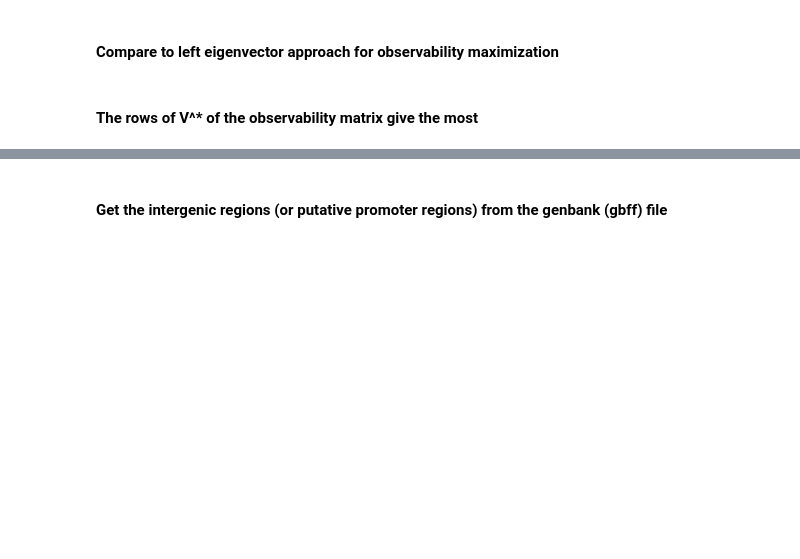
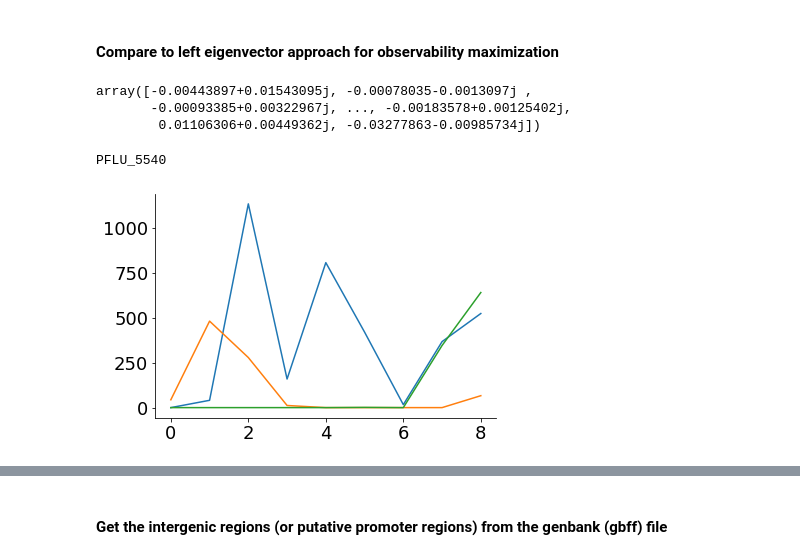
Before and after one commit to AqibHasnain/optimal_sensors, a Jupyter notebook: postprocessing.ipynb, the cells around one changed output, grey strips where cells are left out. Drawn from its saved outputs; the diff is of its cells as text; code cells hidden in the pictures; blank space fills up the shorter version.

```diff
--- a/postprocessing.ipynb
+++ b/postprocessing.ipynb
@@ -46,7 +46,7 @@ class Datatable:
         self.keep_transcriptIDs = [self.transcriptIDs[i] for i in self.keepers] # transcriptIDs corresponding to used dataset
         self.A = datadict['A'] # learned model
         self.C = datadict['C'] # observer matrix
-        self.C0 = datadict['C0']
+        self.seed = datadict['seed'] # random seed for optimization
 
         if getRecords:
             # get records of the genes that we have kept for analysis
@@ -99,11 +99,14 @@ class Datatable:
 # %%
 # load in the various runs of the data.
 data_path = 'data/'
-results_path = 'run-outputs/X1/'
+results_path = 'run-outputs/X7/'
 genbank_path = data_path+'GCA_000009225.1_ASM922v1_genomic.gbff'
 cdsFasta_path = data_path+'GCA_000009225.1_ASM922v1_cds_from_genomic.fa'
 results_paths = [results_path+file for file in os.listdir(results_path) if not file.startswith('.')]
-pkl = True
+for ii,fn in enumerate(results_paths):
+    if 'log' in fn:
+        del results_paths[ii]
+pkl = False
 
 data = []
 if pkl:
@@ -223,18 +236,24 @@ plot_gene_traces(data[0],k,pltdim=(7,7),start='1',savedir=save_dir,savefig=False
 # %% [markdown]
 #### Compare to left eigenvector approach for observability maximization
+# %%
+lvec[:,idx].T
+# %% [output]
+array([-0.00443897+0.01543095j, -0.00078035-0.0013097j ,
+       -0.00093385+0.00322967j, ..., -0.00183578+0.00125402j,
+        0.01106306+0.00449362j, -0.03277863-0.00985734j])
 # %%
-# # left eigenvectors of matrix are given by right eigenvectors of transposed matrix
-# # or we can just use scipy.linalg.eig
-# llam, lvec = sp.linalg.eig(data.A,left=True,right=False)
+# left eigenvectors of matrix are given by right eigenvectors of transposed matrix
+# or we can just use scipy.linalg.eig
+llam, lvec = sp.linalg.eig(data[0].A,left=True,right=False)
 
-# # Grab the left eigenvector corresponding to largest eigenvalue
-# idx = np.argmax(np.absolute(llam))
-# maxlvec = np.expand_dims(np.absolute(lvec[:,idx].T),axis=1)
+# Grab the left eigenvector corresponding to largest eigenvalue
+idx = np.argmax(np.absolute(llam))
+maxlvec = np.expand_dims(np.absolute(lvec[:,idx].T),axis=1)
 
-# k = np.argmax(maxlvec)
-# for ii in range(3):
-#     plt.plot(data.X[k,:,ii])
-# #     plt.plot(data.X[436,:,ii]) # rpmJ gene.
-# print(data.locus_tags[k])
+k = np.argmax(maxlvec)
+for ii in range(3):
+    plt.plot(data[0].X[k,:,ii])
+print(data[0].locus_tags[k])
+# %% [output]
+PFLU_5540
+[figure, added]
-# %% [markdown]
-#### The rows of V^* of the observability matrix give the most
```
Also changed, not shown: parts of 7 cells of this notebook, 8 other files.
